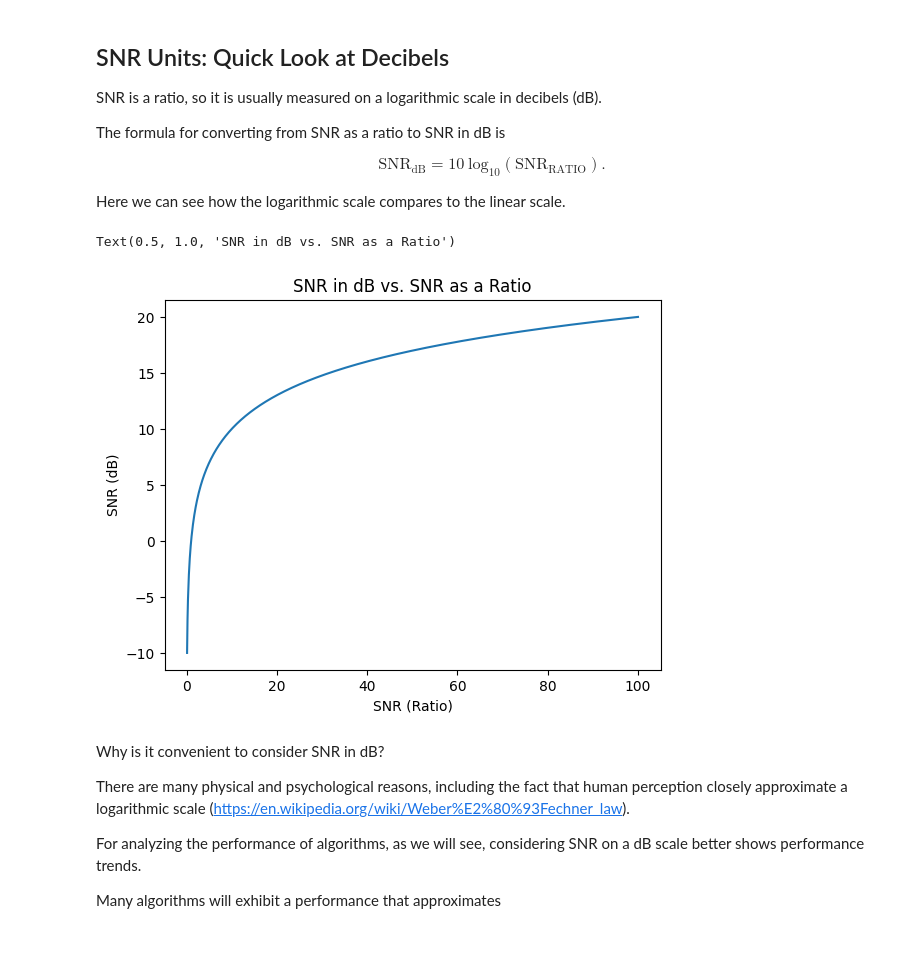
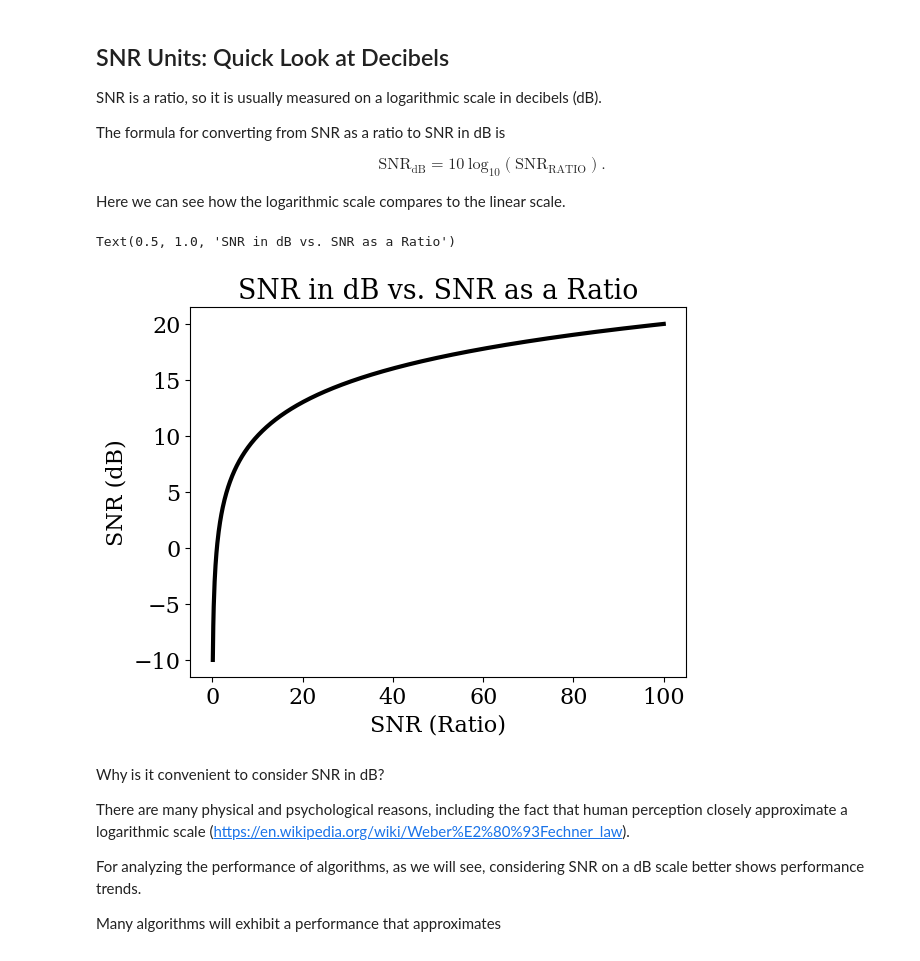
Before and after one commit to ruc-practical-ai/fall-2024-class-06, a Jupyter notebook: notebooks/00_understanding_signal_to_noise_ratio.ipynb, the cells around one changed output. Cells and saved outputs as stored; diff of their text form; code cells hidden in the pictures.

```diff
--- a/notebooks/00_understanding_signal_to_noise_ratio.ipynb
+++ b/notebooks/00_understanding_signal_to_noise_ratio.ipynb
@@ -60,3 +60,7 @@ Discussion: Intuition
 
 import numpy as np
 import matplotlib.pyplot as plt
+
+plt.rcParams["font.size"] = 16
+plt.rcParams["font.family"] = "serif"
+plt.rcParams["mathtext.fontset"] = "dejavuserif"
@@ -75,15 +82,15 @@ Here we can see how the logarithmic scale compares to the linear scale.
 # %%
 snr_ratio = np.linspace(0.1, 100, 1000)
 snr_db = 10 * np.log10(snr_ratio)
 
 plt.figure()
-plt.plot(snr_ratio, snr_db)
+plt.plot(snr_ratio, snr_db, linewidth=3, color="k")
 plt.xlabel("SNR (Ratio)")
 plt.ylabel("SNR (dB)")
 plt.title("SNR in dB vs. SNR as a Ratio")
 # %% [output]
 Text(0.5, 1.0, 'SNR in dB vs. SNR as a Ratio')
-[figure, old version]
+[figure, new version]
 # %% [markdown]
 Why is it convenient to consider SNR in dB?
 
```
Also changed, not shown: parts of 9 cells of this notebook, 1 other file.
